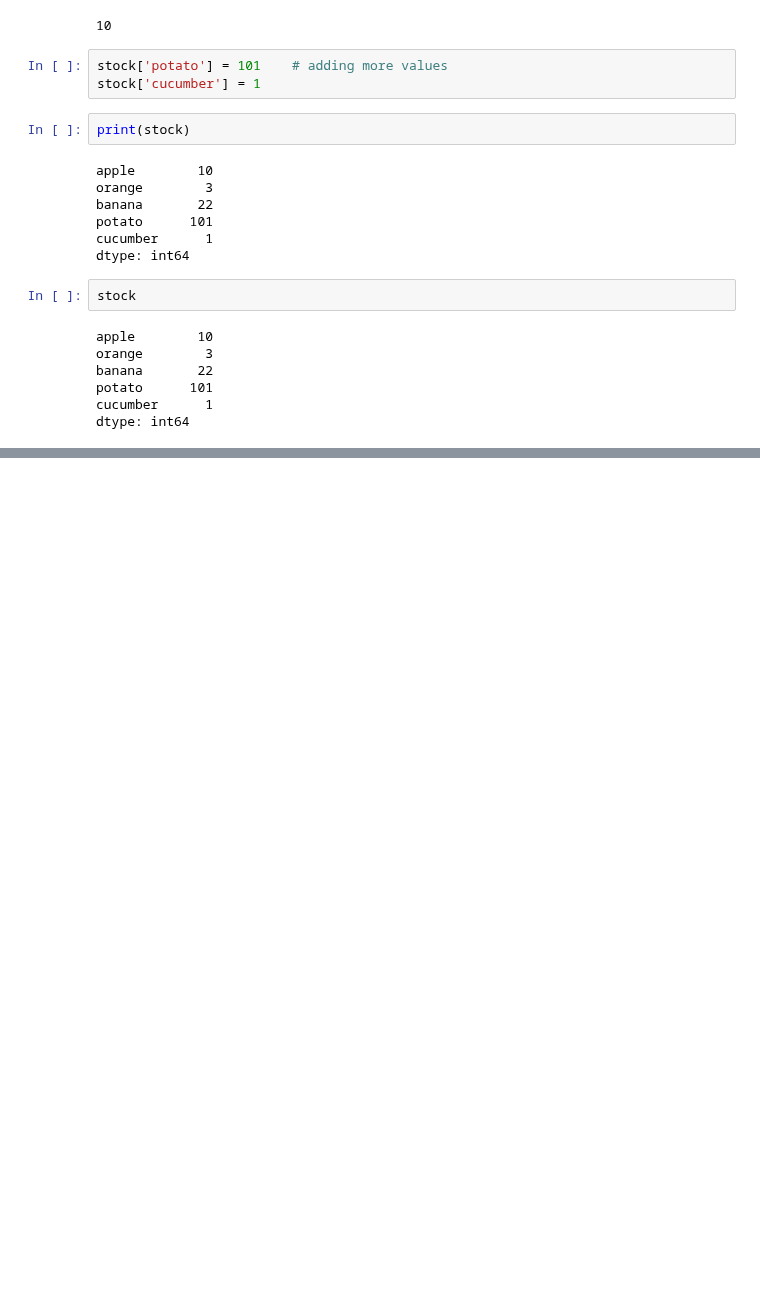
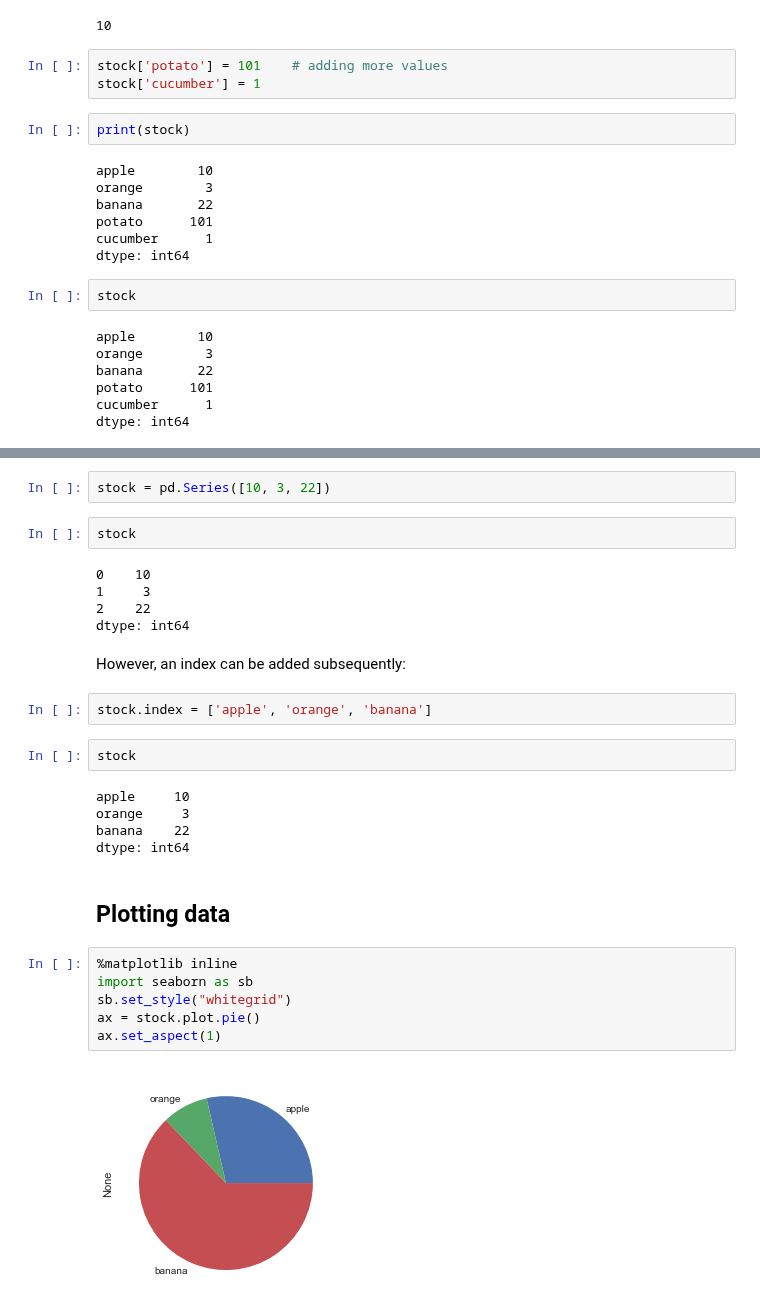
Before and after one commit to fangohr/introduction-to-python-for-computational-science-and-engineering, a Jupyter notebook: 17-pandas.ipynb, the cells around one changed output, grey strips where cells are left out. Cells and saved outputs as stored; diff of their text form; blank space fills up the shorter version.

```diff
--- a/17-pandas.ipynb
+++ b/17-pandas.ipynb
@@ -136,0 +197,30 @@ dtype: int64
+# %%
+stock = pd.Series([10, 3, 22])
+# %%
+stock
+# %% [output]
+0    10
+1     3
+2    22
+dtype: int64
+# %% [markdown]
+However, an index can be added subsequently:
+# %%
+stock.index = ['apple', 'orange', 'banana']
+# %%
+stock
+# %% [output]
+apple     10
+orange     3
+banana    22
+dtype: int64
+# %% [markdown]
+## Plotting data
+# %%
+%matplotlib inline
+import seaborn as sb
+sb.set_style("whitegrid")
+ax = stock.plot.pie()
+ax.set_aspect(1)
+# %% [output]
+[figure, added]
```
Also changed, not shown: parts of 29 cells of this notebook.
